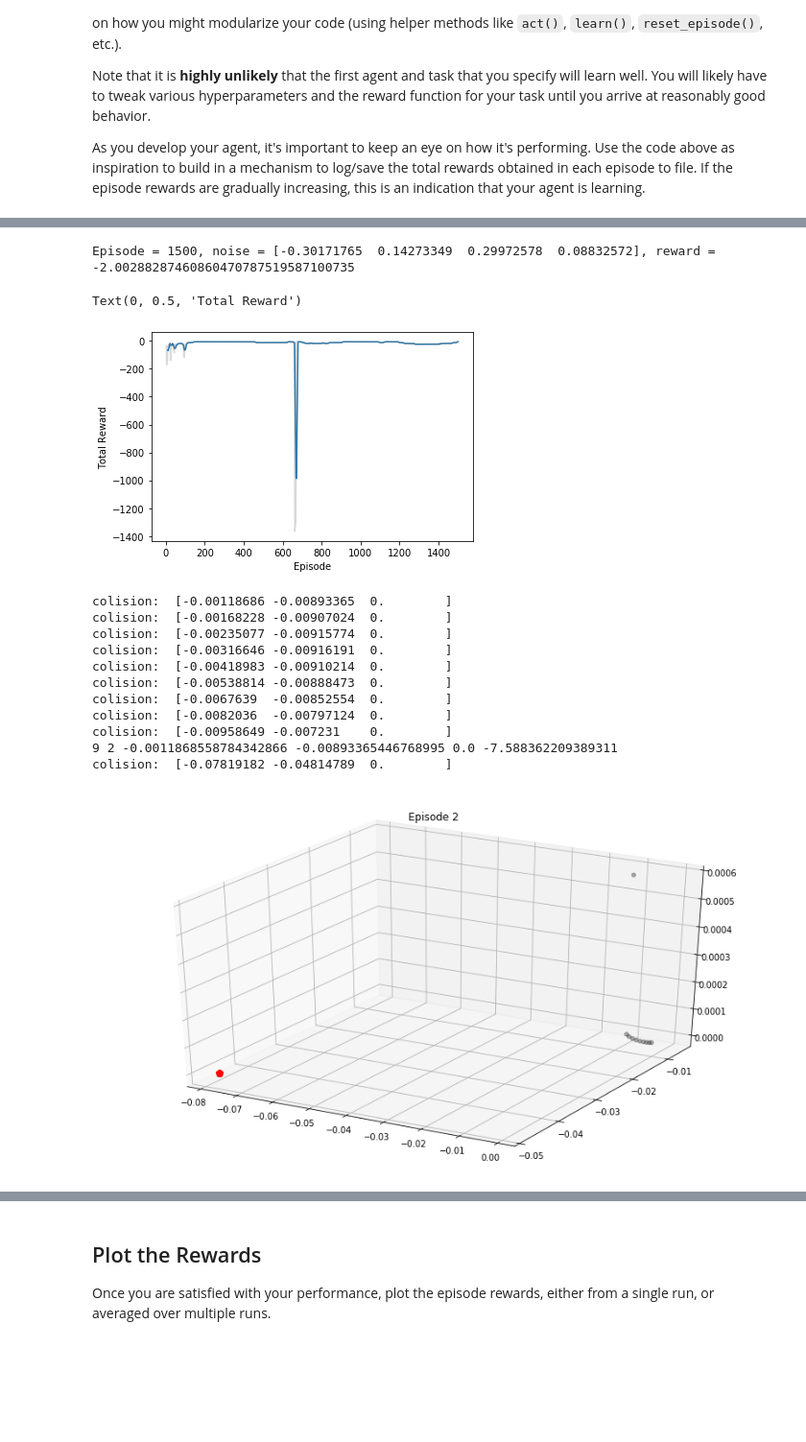
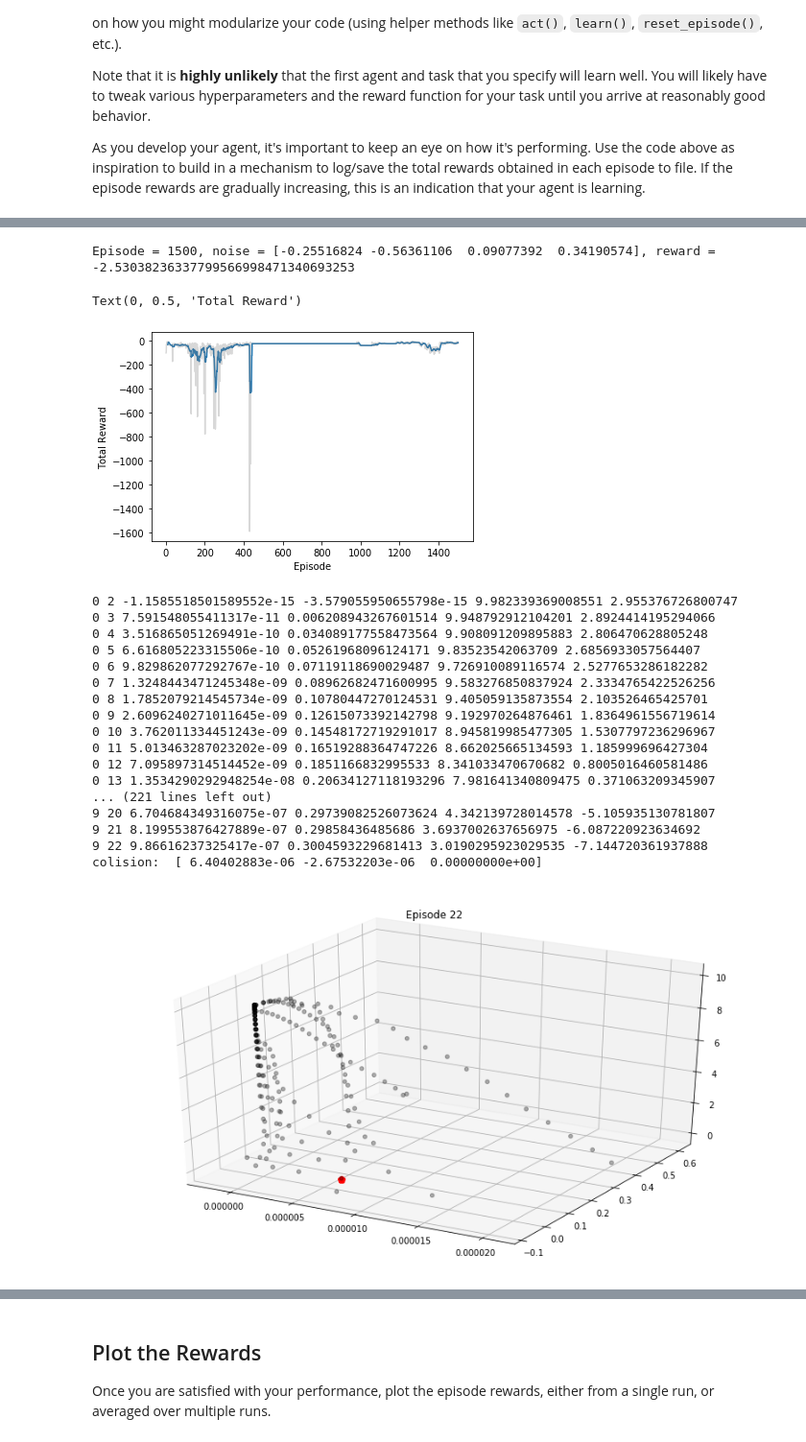
Before and after one commit to gergosnoo/RL_quadcop_snoo, a Jupyter notebook: Quadcopter_Project.ipynb, the cells around one changed output, grey strips where cells are left out. Shown: that part at 96% size. Drawn from its saved outputs; the diff is of its cells as text; code cells hidden in the pictures; blank space fills up the shorter version.

```diff
--- a/Quadcopter_Project.ipynb
+++ b/Quadcopter_Project.ipynb
@@ -188,7 +191,7 @@ from task import Task
 num_episodes = 1500
 target_pos = np.array([0., 0., 10.])
 runtime = 4.                                     # time limit of the episode
-init_pose = np.array([0., 0., 0., 0., 0., 0.])  # initial pose
+init_pose = np.array([0., 0., 10., 0., 0., 0.])  # initial pose
 init_velocities = np.array([0., 0., 0.])         # initial velocities
 init_angle_velocities = np.array([0., 0., 0.])   # initial angle velocities
 
@@ -286,7 +274,7 @@ for i_episode in range(1, num_episodes+1):
             break
     sys.stdout.flush()
 # %% [output]
-Episode = 1500, noise = [-0.30171765  0.14273349  0.29972578  0.08832572], reward = -2.00288287460860470787519587100735
+Episode = 1500, noise = [-0.25516824 -0.56361106  0.09077392  0.34190574], reward = -2.53038236337799566998471340693253
 # %%
 %matplotlib inline
 import matplotlib.pyplot as plt
@@ -303,7 +291,7 @@ plt.xlabel('Episode')
 plt.ylabel('Total Reward')
 # %% [output]
 Text(0, 0.5, 'Total Reward')
-[figure, old version]
+[figure, new version]
 # %%
 from mpl_toolkits.mplot3d import Axes3D
 import matplotlib.pyplot as plt
@@ -346,46 +334,52 @@ for i in range(10):
     state = agent.reset_episode() # start a new episode
     epsodie = 1
     total_reward = 0
 
     target_pos = np.array([0., 0., 10.])
     runtime = 4.                                     # time limit of the episode
-    init_pose = np.array([0., 0., 0., 0., 0., 0.])  # initial pose
+    init_pose = np.array([0., 0., 10., 0., 0., 0.])  # initial pose
     init_velocities = np.array([0., 0., 0.])         # initial velocities
     init_angle_velocities = np.array([0., 0., 0.])   # initial angle velocities
 
     # Setup
     task = Task(init_pose, init_velocities,  init_angle_velocities, runtime, target_pos=target_pos)
 
 
 
     while True:
         action = agent.act(state)
         next_state, reward, done = task.step(action)
         agent.step(action, reward, next_state, done)
         state = next_state
         if epsodie != 1:
             print(i, epsodie, myplot.X[epsodie-2], myplot.Y[epsodie-2], myplot.Z[epsodie-2], reward)
 
         # CALL THE METHOD plot(task)
         myplot.plot(task,epsodie)
         epsodie += 1
         total_reward += reward
         if done:
             rewards_list.append((i+1, total_reward))
             break
 # %% [output]
-colision:  [-0.00118686 -0.00893365  0.        ]
-colision:  [-0.00168228 -0.00907024  0.        ]
-colision:  [-0.00235077 -0.00915774  0.        ]
-colision:  [-0.00316646 -0.00916191  0.        ]
-colision:  [-0.00418983 -0.00910214  0.        ]
-colision:  [-0.00538814 -0.00888473  0.        ]
-colision:  [-0.0067639  -0.00852554  0.        ]
-colision:  [-0.0082036  -0.00797124  0.        ]
-colision:  [-0.00958649 -0.007231    0.        ]
-9 2 -0.0011868558784342866 -0.00893365446768995 0.0 -7.588362209389311
-colision:  [-0.07819182 -0.04814789  0.        ]
+0 2 -1.1585518501589552e-15 -3.579055950655798e-15 9.982339369008551 2.955376726800747
+0 3 7.591548055411317e-11 0.006208943267601514 9.948792912104201 2.8924414195294066
+0 4 3.516865051269491e-10 0.034089177558473564 9.908091209895883 2.806470628805248
+0 5 6.616805223315506e-10 0.05261968096124171 9.83523542063709 2.6856933057564407
+0 6 9.829862077292767e-10 0.07119118690029487 9.726910089116574 2.5277653286182282
+0 7 1.3248443471245348e-09 0.08962682471600995 9.583276850837924 2.3334765422526256
+0 8 1.7852079214545734e-09 0.10780447270124531 9.405059135873554 2.103526465425701
+0 9 2.6096240271011645e-09 0.12615073392142798 9.192970264876461 1.8364961556719614
+0 10 3.762011334451243e-09 0.14548172719291017 8.945819985477305 1.5307797236296967
+0 11 5.013463287023202e-09 0.16519288364747226 8.662025665134593 1.185999696427304
+0 12 7.095897314514452e-09 0.1851166832995533 8.341033470670682 0.8005016460581486
+0 13 1.3534290292948254e-08 0.20634127118193296 7.981641340809475 0.371063209345907
+... (221 lines left out)
+9 20 6.704684349316075e-07 0.29739082526073624 4.342139728014578 -5.105935130781807
+9 21 8.199553876427889e-07 0.29858436485686 3.6937002637656975 -6.087220923634692
+9 22 9.86616237325417e-07 0.3004593229681413 3.0190295923029535 -7.144720361937888
+colision:  [ 6.40402883e-06 -2.67532203e-06  0.00000000e+00]
-[figure, old version]
+[figure, new version]
 # %%
 %matplotlib inline
 import matplotlib.pyplot as plt
```
Also changed, not shown: parts of 13 cells of this notebook, 1 other file.
